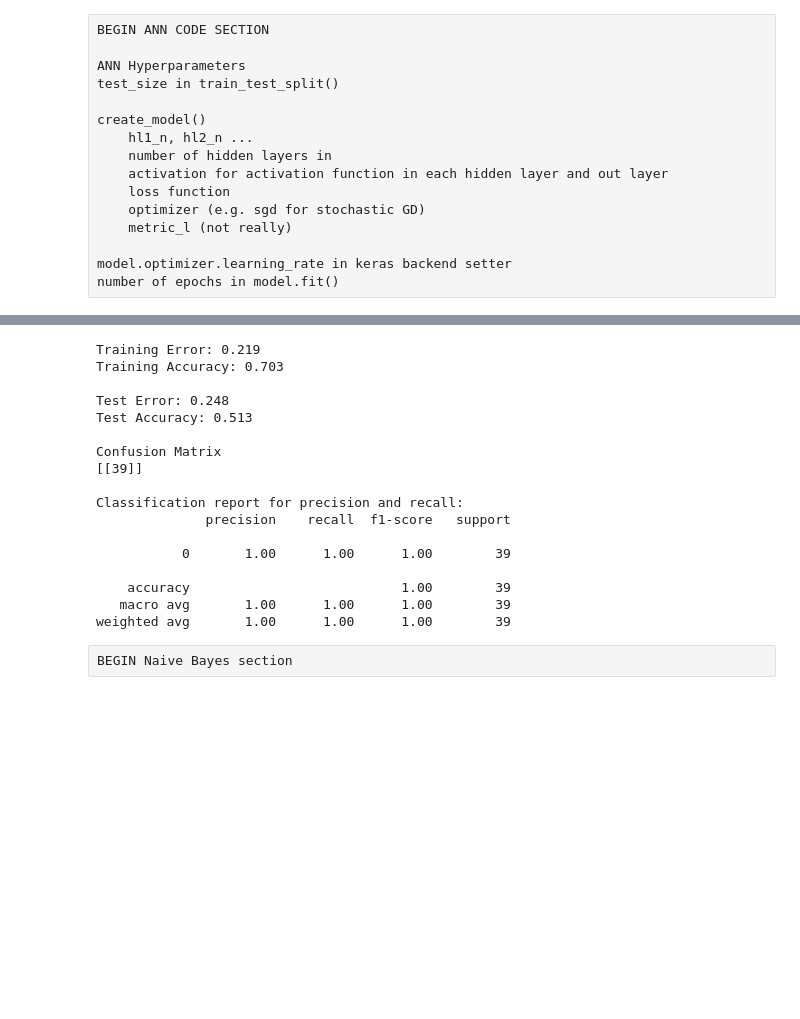
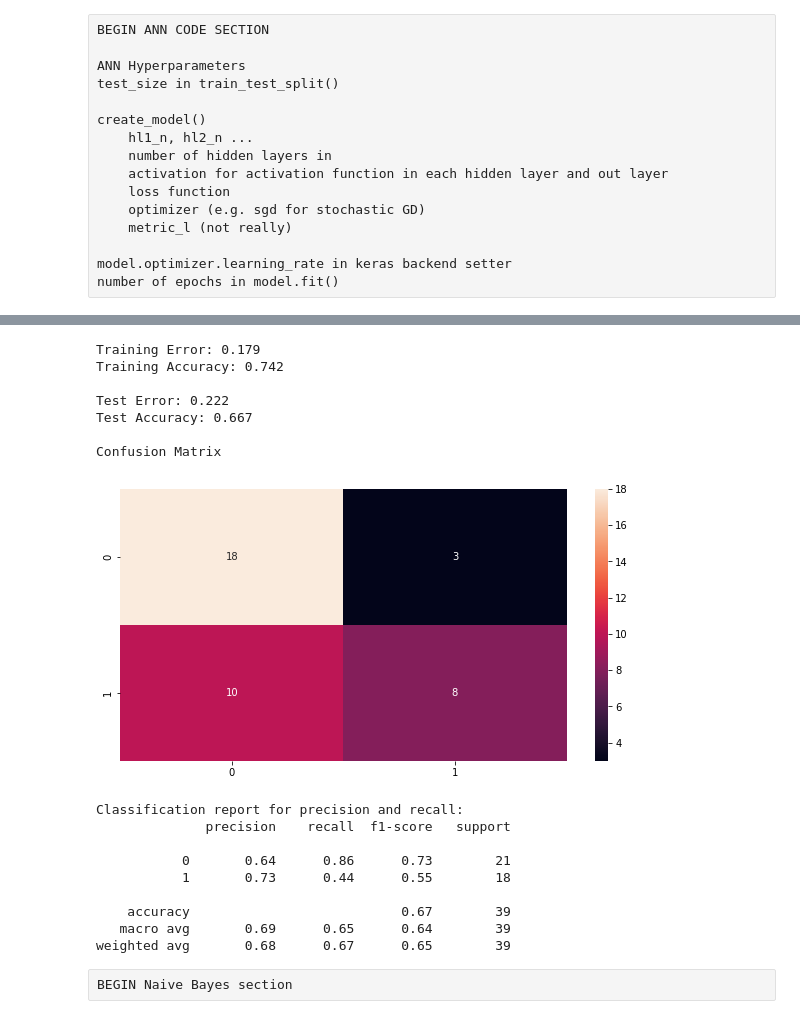
Before and after one commit to mjpitts/ecs171_group_17, a Jupyter notebook: project.ipynb, the cells around one changed output, grey strips where cells are left out. Saved outputs shown, nothing was run; the diff lists cells and outputs as text; code cells hidden in the pictures; blank space fills up the shorter version.

Commit message:
Fix ANN classification report bug, add seaborn confusion matrix to all models

```diff
--- a/project.ipynb
+++ b/project.ipynb
@@ -272,48 +276,47 @@ ffnn_model.fit(X_train, y_train, epochs=500, verbose=0)
 # %%
 # evaluate MSE and accuracy for predictions on training set
 pred_train = ffnn_model.predict(X_train)
 score, acc = ffnn_model.evaluate(X_train, y_train, verbose=0)
 print('Training Error: %.3f' % score)
 print('Training Accuracy: %.3f\n' % acc)
 
 # evaluate MSE and accuracy for predictions on test set
 score, acc = ffnn_model.evaluate(X_test, y_test, verbose=0)
 print('Test Error: %.3f' % score)
 print('Test Accuracy: %.3f\n' % acc)
 
 nn_pred_test = ffnn_model.predict(X_test)
 
 # print confusion matrix
-# np.argmax() returns 1D array of indexes of the max value, which is the classification if interest
-# https://stackoverflow.com/questions/63862386/how-to-fix-valueerror-classification-metrics-cant-handle-a-mix-of-multiclass-a
 from sklearn import metrics
 import numpy as np
 print("Confusion Matrix")
-print(metrics.confusion_matrix(np.argmax(y_test.to_numpy(), axis=1), np.argmax(nn_pred_test, axis=1)))
+sns.heatmap(metrics.confusion_matrix(y_test.to_numpy(), np.rint(nn_pred_test)), annot=True)
+plt.show()
 print()
 
 # print classification report for precision and recall
 from sklearn.metrics import classification_report
 print("Classification report for precision and recall:")
-print(classification_report(y_true=np.argmax(y_test.to_numpy(), axis=1), y_pred=np.argmax(nn_pred_test, axis=1)))
+print(classification_report(y_true=y_test.to_numpy(), y_pred=np.rint(nn_pred_test)))
 # %% [output]
-Training Error: 0.219
-Training Accuracy: 0.703
+Training Error: 0.179
+Training Accuracy: 0.742
 
-Test Error: 0.248
-Test Accuracy: 0.513
+Test Error: 0.222
+Test Accuracy: 0.667
 
 Confusion Matrix
-[[39]]
-
-Classification report for precision and recall:
-              precision    recall  f1-score   support
-
-           0       1.00      1.00      1.00        39
-
-    accuracy                           1.00        39
-   macro avg       1.00      1.00      1.00        39
-weighted avg       1.00      1.00      1.00        39
+[figure, added]
+Classification report for precision and recall:
+              precision    recall  f1-score   support
+
+           0       0.64      0.86      0.73        21
+           1       0.73      0.44      0.55        18
+
+    accuracy                           0.67        39
+   macro avg       0.69      0.65      0.64        39
+weighted avg       0.68      0.67      0.65        39
 # %% [raw]
 BEGIN Naive Bayes section
 # %%
```
Also changed, not shown: parts of 12 cells of this notebook.
